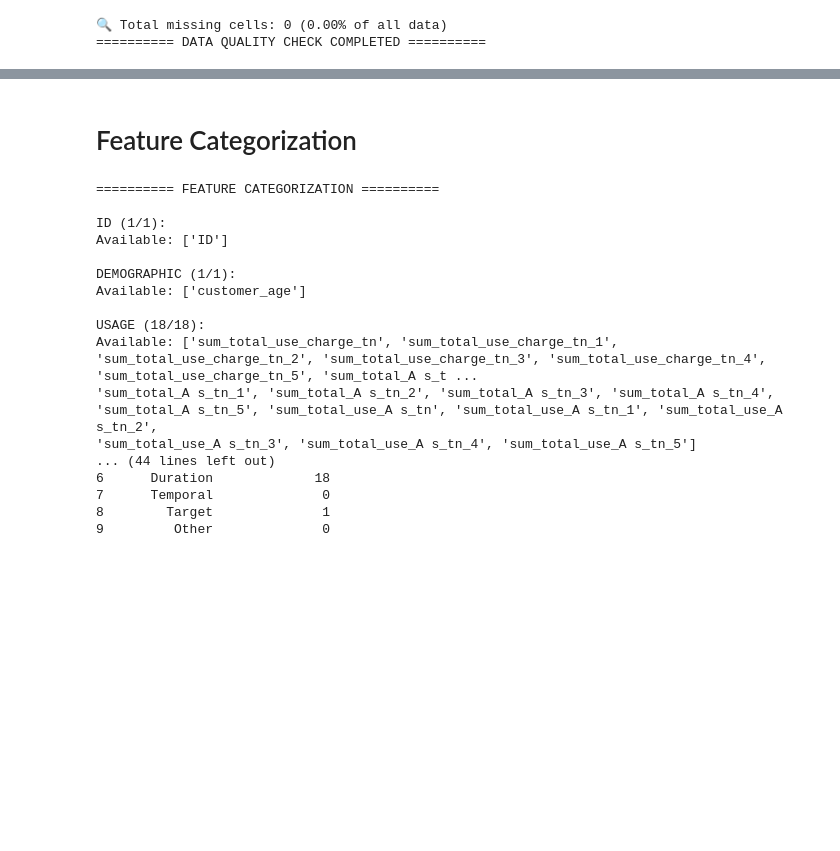
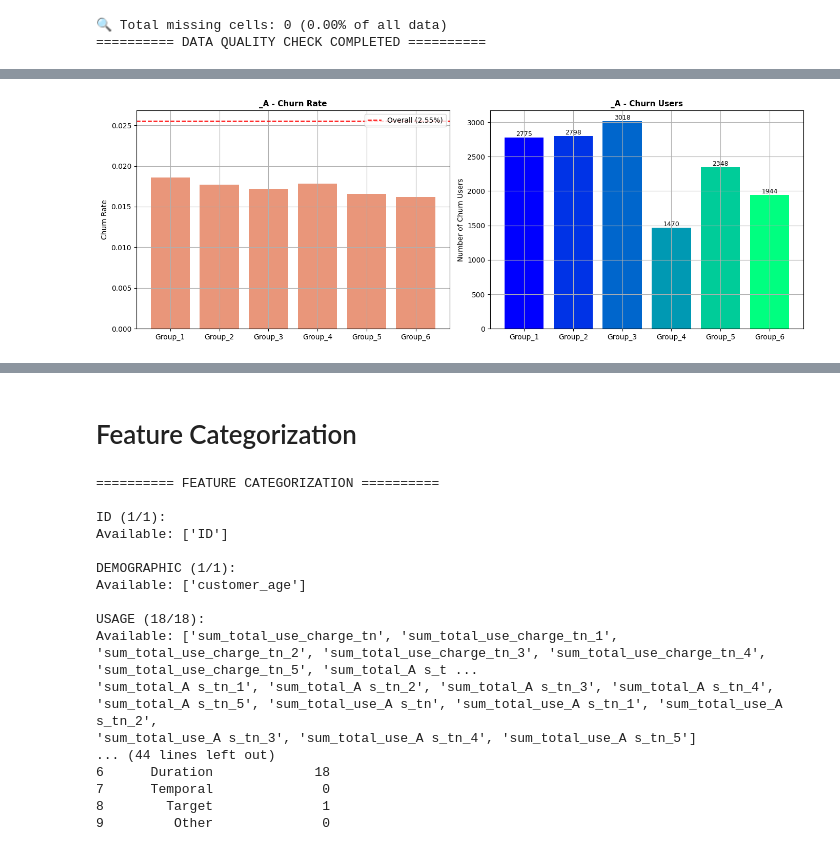
Before and after one commit to outlook1227/Python-Notebook-for-Dataset, a Jupyter notebook: Viettel Customer Analysis/Viettel_Churn.ipynb, the cells around one changed output, grey strips where cells are left out. Cells and saved outputs as stored; diff of their text form; code cells hidden in the pictures; blank space fills up the shorter version.

```diff
--- a/Viettel Customer Analysis/Viettel_Churn.ipynb
+++ b/Viettel Customer Analysis/Viettel_Churn.ipynb
@@ -220,3 +220,102 @@ No missing values
 | sum_total_A s_tn_2 | float64 | 919361 | 0 | 0.0 | 5318 | 6076 | 0.66 | ... |
 🔍 Total missing cells: 0 (0.00% of all data)
 ========== DATA QUALITY CHECK COMPLETED ==========
+# %%
+def churn_dashboard(df, service_prefix, lifecycle_col='customer_age', n_bins=6):
+    df = df.copy()
+
+    # ===== LIFECYCLE =====
+    df['lifecycle_group'] = pd.cut(
+        df[lifecycle_col],
+        bins=n_bins,
+        labels=[f'Group_{i}' for i in range(1, n_bins+1)],
+        include_lowest=True
+    )
+
+    overall = df['churn'].mean()
+
+    print("="*80)
+    print(f"📊 CHURN DASHBOARD (UPGRADED VERSION)")
+    print("="*80)
+    print(f"📌 Overall Churn Rate: {overall:.2%}")
+
+    # ===== STYLE =====
+    skin_color = '#E9967A'  # churn_rate màu da
+
+    for service in service_prefix:
+        # ===== FILTER CURRENT USAGE (_tn only) =====
+        related_cols = [
+            c for c in df.columns
+            if (f"_{service.strip('_')}_" in c) and ('_tn' in c and '_tn_' not in c)]
+
+        if not related_cols:
+            continue
+
+        print("\n" + "="*60)
+        print(f"🔹 SERVICE: {service}")
+        print("="*60)
+
+        # ===== USER USING SERVICE =====
+        temp = df[df[related_cols].sum(axis=1) > 0]
+        if len(temp) == 0:
+            print("⚠️ No users for this service")
+            continue
+
+        # ===== GROUP =====
+        grouped = temp.groupby('lifecycle_group').agg(
+            total_users=('churn', 'count'),
+            churn_users=('churn', 'sum'))
+        grouped = grouped.reindex([f'Group_{i}' for i in range(1, n_bins+1)])
+        grouped['churn_rate'] = grouped['churn_users'] / grouped['total_users'].replace(0, np.nan)
+
+        # ===== PRINT =====
+        display_df = grouped.copy()
+        display_df['churn_rate'] = display_df['churn_rate'].apply(
+            lambda x: f"{x:.2%}" if pd.notnull(x) else "0.00%"
+        )
+
+        print(display_df.fillna(0))
+
+        # ===== SUMMARY =====
+        service_churn = temp['churn'].mean()
+        print("\n📌 SUMMARY:")
+        print(f"- Total Users: {len(temp)}")
+        print(f"- Service Churn Rate: {service_churn:.2%}")
+
+        if grouped['churn_rate'].notna().any():
+            max_group = grouped['churn_rate'].idxmax()
+            print(f"⚠️ Highest churn at: {max_group}")
+
+        # ===== COLORS FOR BAR (đa màu từng group) =====
+        colors = plt.cm.winter(np.linspace(0, 1, len(grouped)))
+
+        # ===== PLOT =====
+        fig, axes = plt.subplots(1, 2, figsize=(14,5))
+
+        # --- LEFT: CHURN RATE ---
+        axes[0].bar(grouped.index.astype(str), grouped['churn_rate'], color=skin_color)
+        axes[0].axhline(y=overall, color='red', linestyle='--', label=f'Overall ({overall:.2%})')
+        axes[0].set_title(f'{service} - Churn Rate', fontsize=11, weight="bold")
+        axes[0].set_ylabel('Churn Rate', fontsize=10)
+        axes[0].tick_params(axis='x')
+        axes[0].legend()
+        axes[0].grid()
+
+        # --- RIGHT: CHURN USERS (MULTI-COLOR) ---
+        axes[1].bar(grouped.index.astype(str), grouped['churn_users'], color=colors)
+        axes[1].set_title(f'{service} - Churn Users', fontsize=11, weight="bold")
+        axes[1].set_ylabel('Number of Churn Users', fontsize=10)
+        axes[1].tick_params(axis='x')
+        axes[1].grid()
+
+        # ===== VALUE LABEL =====
+        for i, v in enumerate(grouped['churn_users']):
+            if not pd.isna(v):
+                axes[1].text(i, v, int(v), ha='center', va='bottom', fontsize=9)
+
+        plt.tight_layout()
+        plt.show()
+
+service_prefixes = ['_A','_B','_C','_D','_E','_F','_G','_H','_M']
+churn_dashboard(df_full, service_prefix=service_prefixes, lifecycle_col='customer_age', n_bins=6)
+# %% [output]
@@ -222,0 +339 @@ No missing values
+[figure, added]
```
Also changed, not shown: parts of 2 cells of this notebook.
